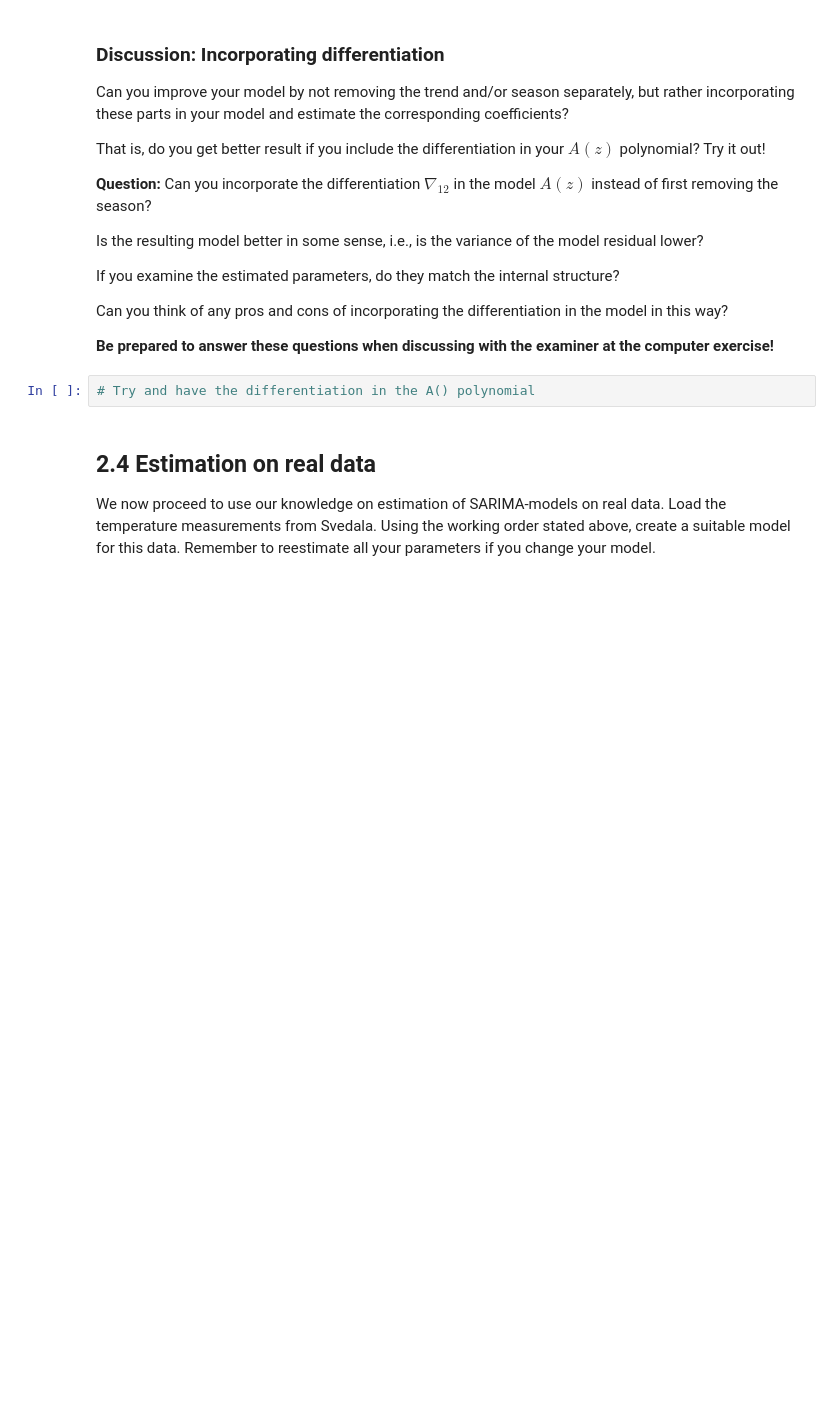
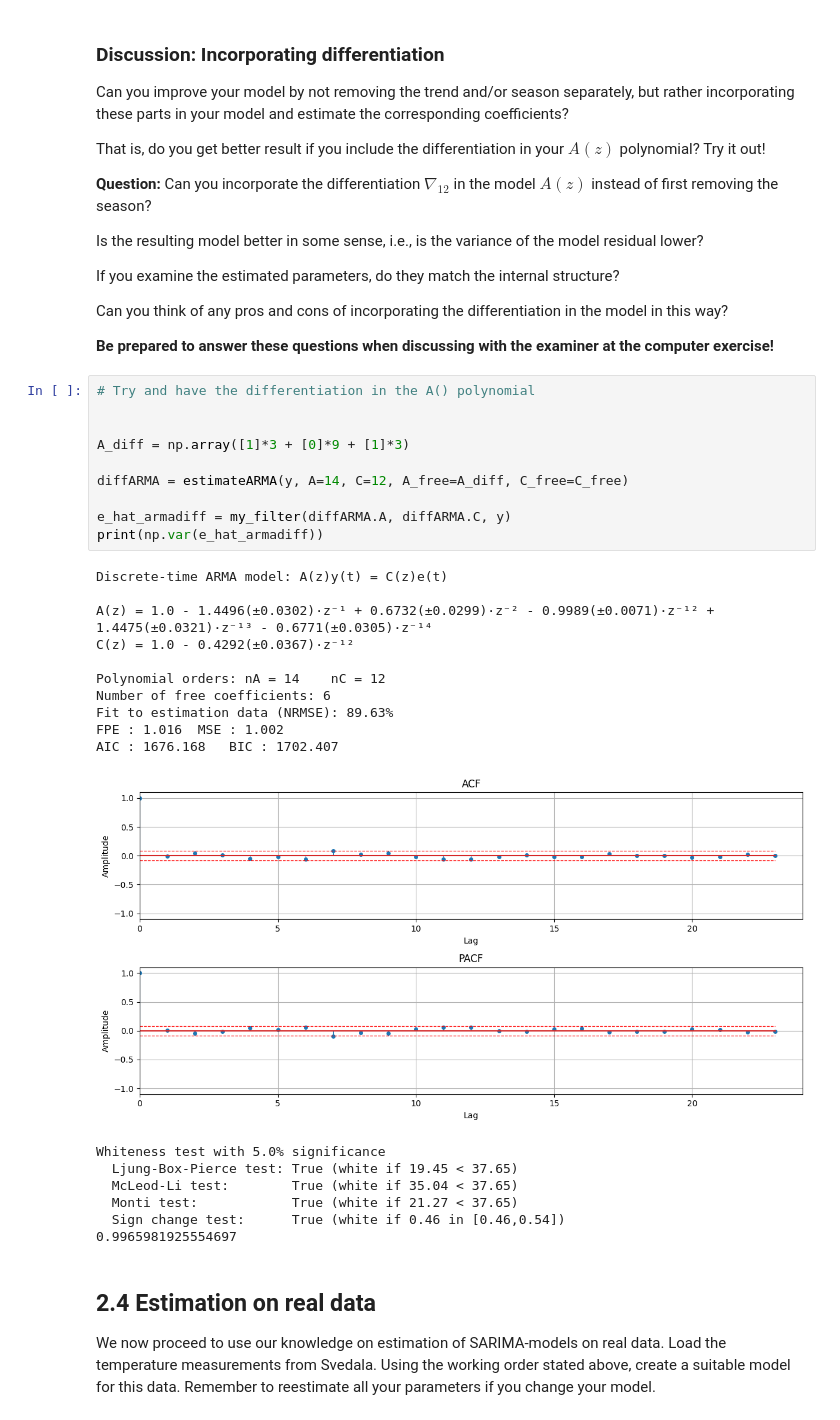
Before and after one commit to andreasjak/TimeSeriesAnalysis, a Jupyter notebook: labs/lab1.ipynb, the cells around one changed output. Cells and saved outputs as stored; diff of their text form; blank space fills up the shorter version.

```diff
--- a/labs/lab1.ipynb
+++ b/labs/lab1.ipynb
@@ -714,6 +717,32 @@ Can you think of any pros and cons of incorporating the differentiation in the m
 **Be prepared to answer these questions when discussing with the examiner at the computer exercise!**
 # %%
 # Try and have the differentiation in the A() polynomial
+
+
+A_diff = np.array([1]*3 + [0]*9 + [1]*3)
+
+diffARMA = estimateARMA(y, A=14, C=12, A_free=A_diff, C_free=C_free)
+
+e_hat_armadiff = my_filter(diffARMA.A, diffARMA.C, y)
+print(np.var(e_hat_armadiff))
+# %% [output]
+Discrete-time ARMA model: A(z)y(t) = C(z)e(t)
+
+A(z) = 1.0 - 1.4496(±0.0302)·z⁻¹ + 0.6732(±0.0299)·z⁻² - 0.9989(±0.0071)·z⁻¹² + 1.4475(±0.0321)·z⁻¹³ - 0.6771(±0.0305)·z⁻¹⁴
+C(z) = 1.0 - 0.4292(±0.0367)·z⁻¹²
+
+Polynomial orders: nA = 14    nC = 12
+Number of free coefficients: 6
+Fit to estimation data (NRMSE): 89.63%
+FPE : 1.016  MSE : 1.002
+AIC : 1676.168   BIC : 1702.407
+[figure, added]
+Whiteness test with 5.0% significance
+  Ljung-Box-Pierce test: True (white if 19.45 < 37.65)
+  McLeod-Li test:        True (white if 35.04 < 37.65)
+  Monti test:            True (white if 21.27 < 37.65)
+  Sign change test:      True (white if 0.46 in [0.46,0.54])
+0.9965981925554697
 # %% [markdown]
 ## 2.4 Estimation on real data
 
```
Also changed, not shown: parts of 5 cells of this notebook.
